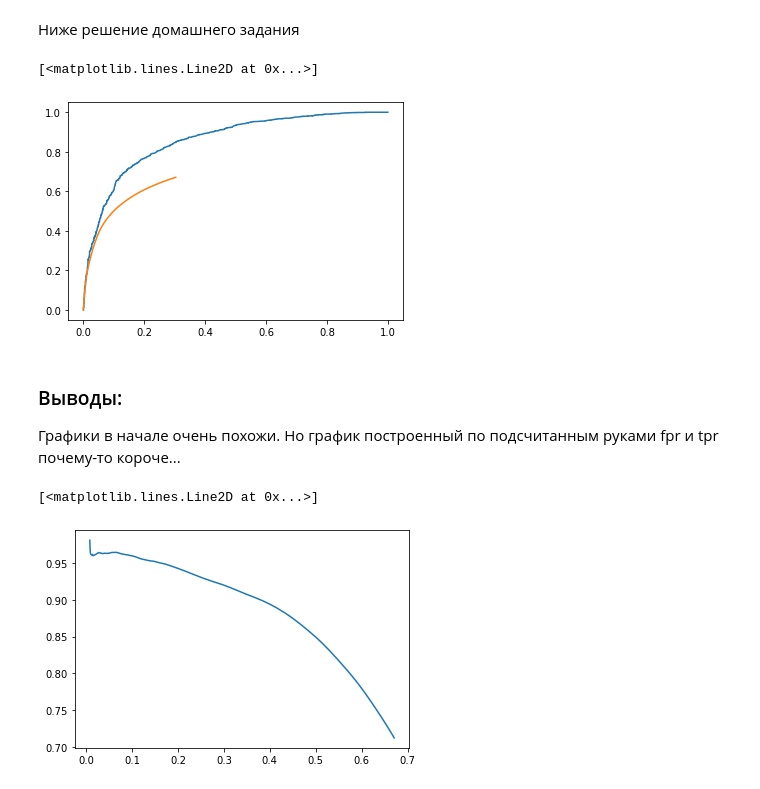
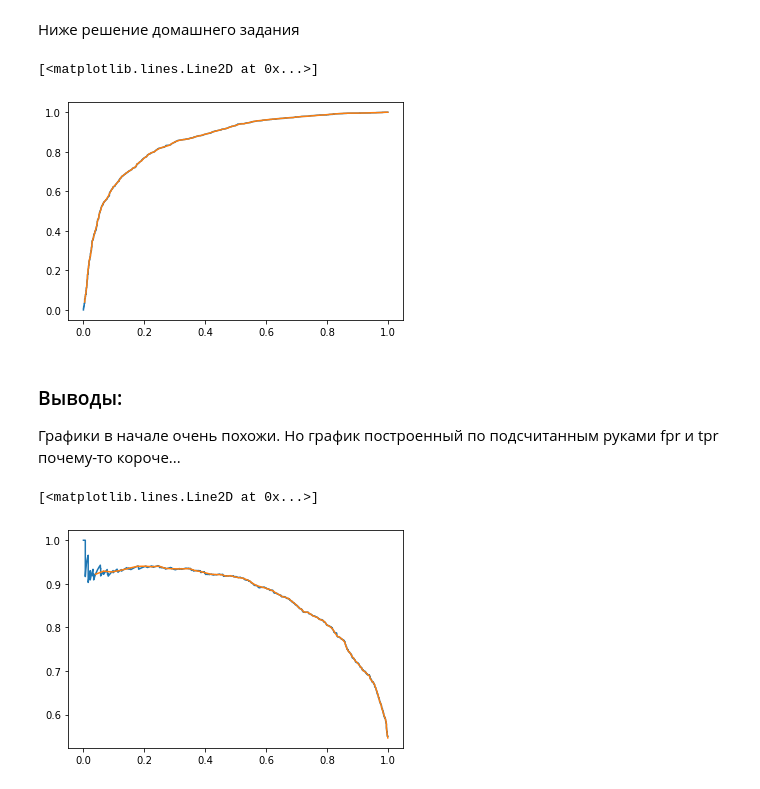
Before and after one commit to ArthurCher/ML, a Jupyter notebook: machine_learning_hw_3/machine_learning_hw_3.ipynb, the cells around one changed output. Cells and saved outputs as stored; diff of their text form; code cells hidden in the pictures.

```diff
--- a/machine_learning_hw_3/machine_learning_hw_3.ipynb
+++ b/machine_learning_hw_3/machine_learning_hw_3.ipynb
@@ -169,11 +178,6 @@ roc_auc_score(y_test, predictions[:, 1])
 Ниже решение домашнего задания
 # %%
 # Посчитаем в цикле все необходимые метрики: tpr, fpr, precision, recall
-
-tp = 0 # True positive
-fp = 0 # False positive
-fn = 0 # False negative
-tn = 0 # True negative
 
 tpr_list = [] # список с tpr
 fpr_list = [] # список с fpr
@@ -181,10 +185,12 @@ fpr_list = [] # список с fpr
 pr_list = [] # список с precision
 rc_list = [] # список с recall
 
-predictions = model.predict_proba( X_test )
+for step in np.arange(0, 1, 0.01):
+    tp = 0 # True positive
+    fp = 0 # False positive
+    fn = 0 # False negative
+    tn = 0 # True negative
 
-# Взял уже полученные пороги и итерируюсь по ним
-for step in thres:
     for predicted_prob, actual in zip( predictions[:, 1], y_test ):
         if predicted_prob >= step:
             predicted = 1
@@ -222,7 +228,7 @@ plt.plot( fpr, tpr )
 plt.plot( fpr_list, tpr_list )
 # %% [output]
 [<matplotlib.lines.Line2D at 0x...>]
-[figure, old version]
+[figure, new version]
 # %% [markdown]
 ### Выводы:
 Графики в начале очень похожи. Но график построенный по подсчитанным руками fpr и tpr почему-то короче...
@@ -229,7 +239,8 @@ plt.plot( fpr_list, tpr_list )
 # %%
 # Строим графики precision, recall
 
+plt.plot( rc, pr )
 plt.plot( rc_list, pr_list )
 # %% [output]
 [<matplotlib.lines.Line2D at 0x...>]
-[figure, old version]
+[figure, new version]
```
Also changed, not shown: parts of 3 cells of this notebook.
